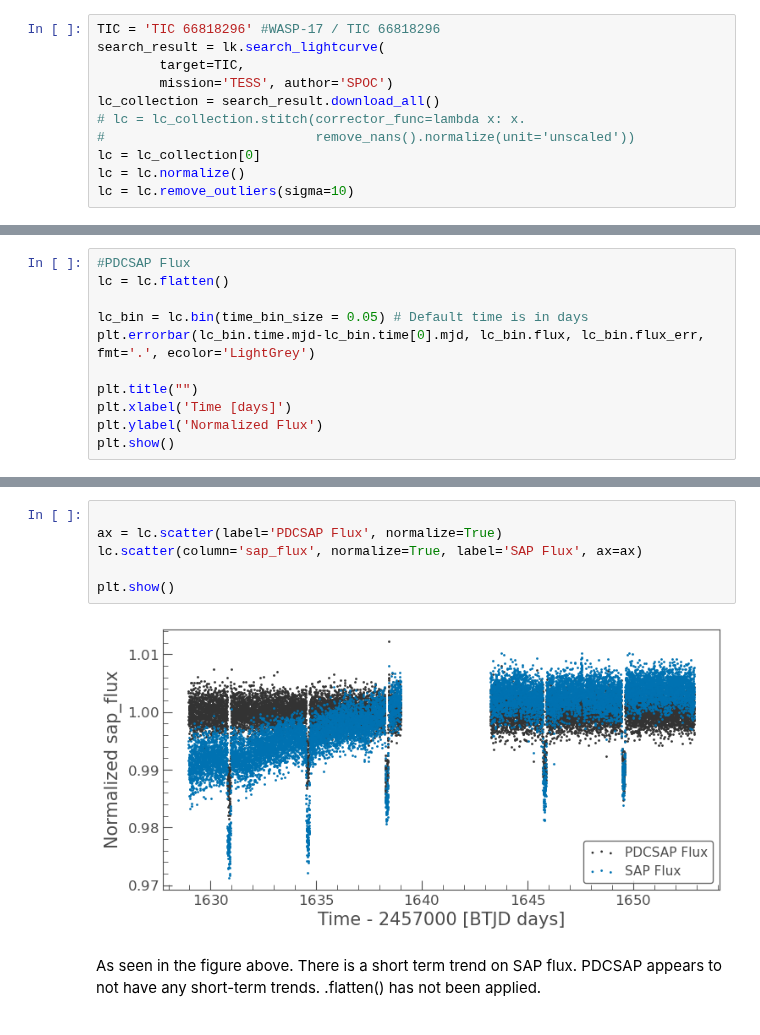
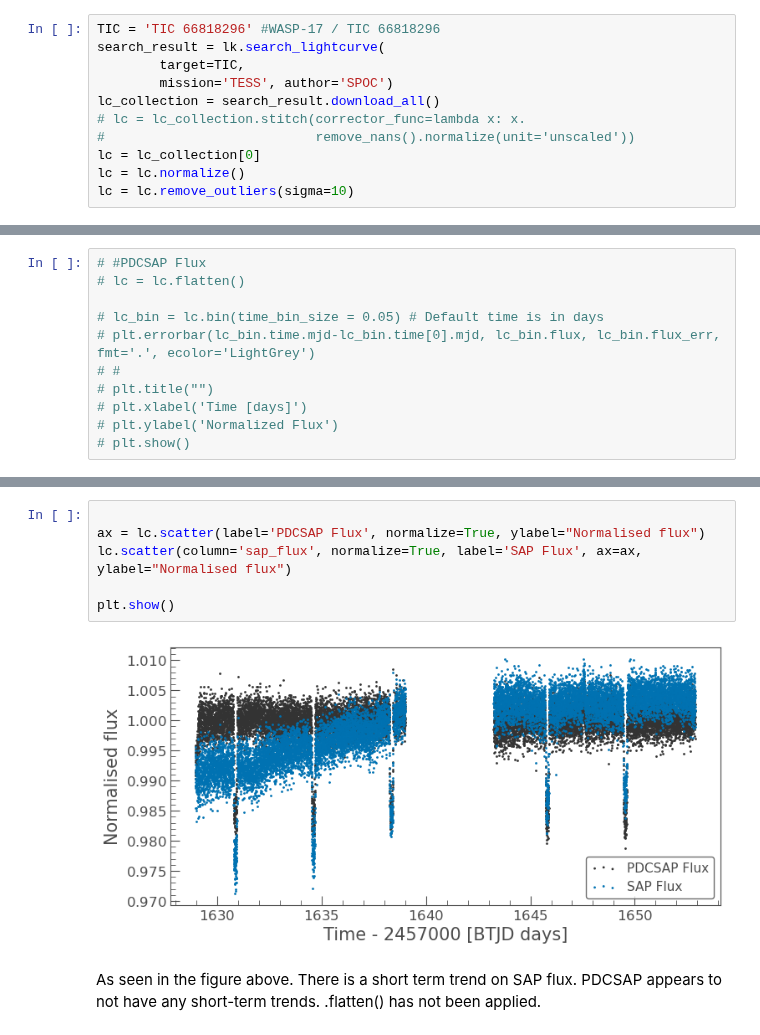
Before and after one commit to hrwakeford/MSci2022_TESS, a Jupyter notebook: WASP_17b/WASP_17b_flux_vs_flux_sap.ipynb, the cells around one changed output, grey strips where cells are left out. Saved outputs shown, nothing was run; the diff lists cells and outputs as text.

```diff
--- a/WASP_17b/WASP_17b_flux_vs_flux_sap.ipynb
+++ b/WASP_17b/WASP_17b_flux_vs_flux_sap.ipynb
@@ -68,11 +64,11 @@ plt.show()
 # %%
-#PDCSAP Flux
-lc = lc.flatten()
+# #PDCSAP Flux
+# lc = lc.flatten()
 
-lc_bin = lc.bin(time_bin_size = 0.05) # Default time is in days
-plt.errorbar(lc_bin.time.mjd-lc_bin.time[0].mjd, lc_bin.flux, lc_bin.flux_err, fmt='.', ecolor='LightGrey')
-
-plt.title("")
-plt.xlabel('Time [days]')
-plt.ylabel('Normalized Flux')
-plt.show()
+# lc_bin = lc.bin(time_bin_size = 0.05) # Default time is in days
+# plt.errorbar(lc_bin.time.mjd-lc_bin.time[0].mjd, lc_bin.flux, lc_bin.flux_err, fmt='.', ecolor='LightGrey')
+# #
+# plt.title("")
+# plt.xlabel('Time [days]')
+# plt.ylabel('Normalized Flux')
+# plt.show()
@@ -93,11 +85,11 @@ plt.show()
 # %%
 
-ax = lc.scatter(label='PDCSAP Flux', normalize=True)
-lc.scatter(column='sap_flux', normalize=True, label='SAP Flux', ax=ax)
+ax = lc.scatter(label='PDCSAP Flux', normalize=True, ylabel="Normalised flux")
+lc.scatter(column='sap_flux', normalize=True, label='SAP Flux', ax=ax, ylabel="Normalised flux")
 
 plt.show()
 # %% [output]
-[figure, old version]
+[figure, new version]
 # %% [markdown]
 As seen in the figure above. There is a short term trend on SAP flux. PDCSAP appears to not have any short-term trends. .flatten() has not been applied.
 # %%
```
Also changed, not shown: parts of 6 cells of this notebook, 4 other files.
